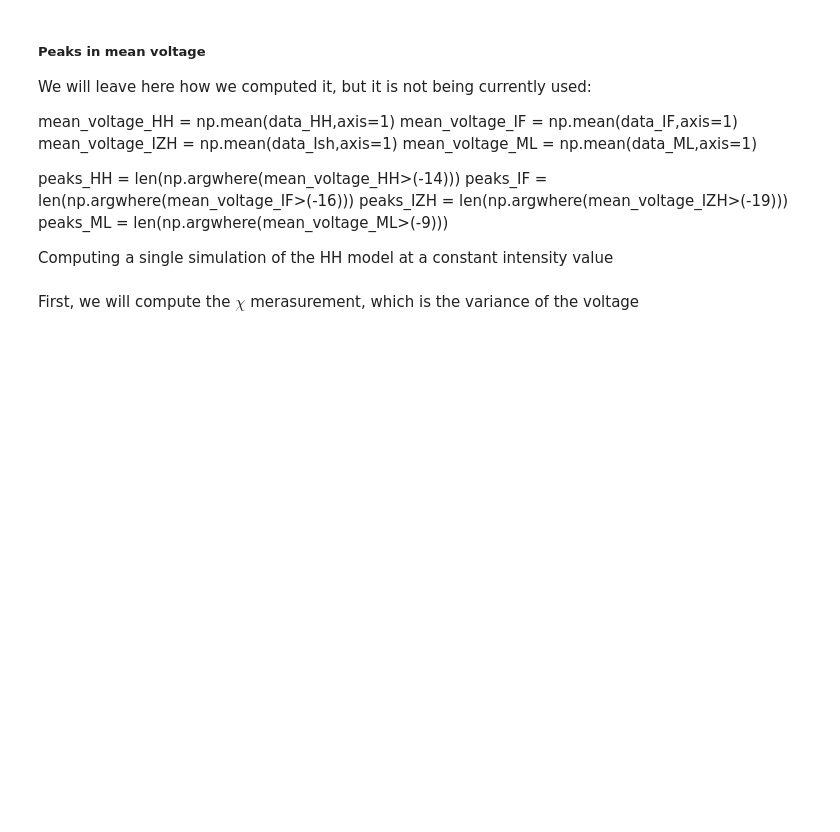
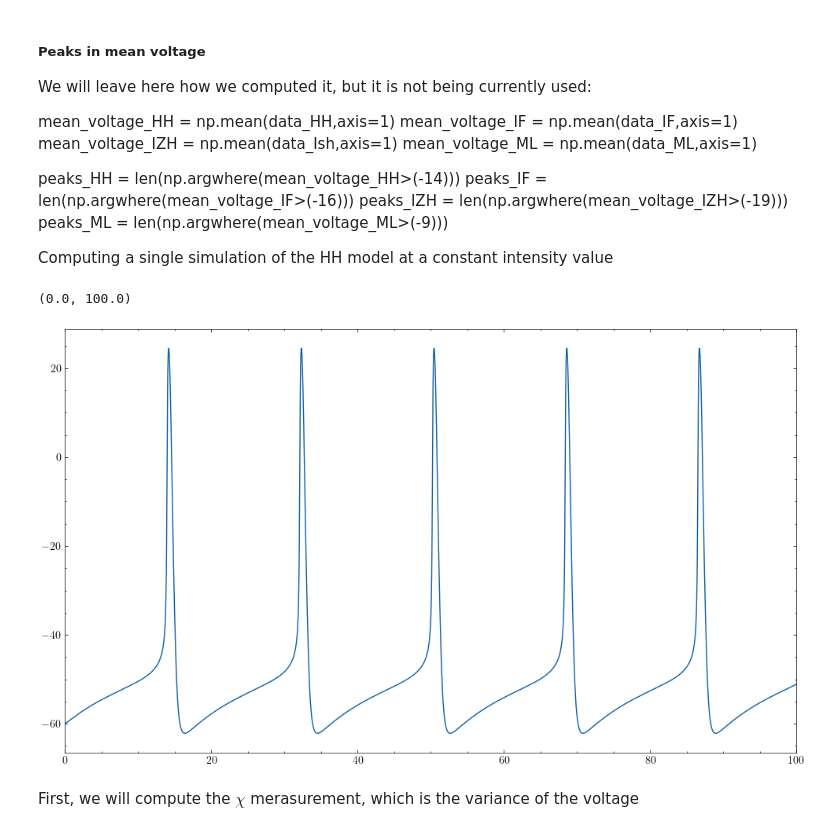
Before and after one commit to Sir-Bip-Bop/Gap-Junction-Coupling-Studies, a Jupyter notebook: synchrony_experiment.ipynb, the cells around one changed output. Saved outputs shown, nothing was run; the diff lists cells and outputs as text; code cells hidden in the pictures; blank space fills up the shorter version.

```diff
--- a/synchrony_experiment.ipynb
+++ b/synchrony_experiment.ipynb
@@ -164,6 +161,12 @@ Computing a single simulation of the HH model at a constant intensity value
 I = np.zeros((int(t_final/dt),2))
 I[:,0] = 2.37
 dataHH_benchmark, completeHH_benchmark, matrixHH_benchmark = rk_simplemodel_Rossum(dt,t_final,order,[V0,V0],[n0,n0],[m0,m0],[h0,h0],*params_HH,I,Is,0,tau)
+# %%
+plt.plot(np.linspace(0,t_final,int(t_final/dt)),dataHH_benchmark[:,0])
+plt.xlim(0,100)
+# %% [output]
+(0.0, 100.0)
+[figure, added]
 # %% [markdown]
 First, we will compute the $\chi$ merasurement, which is the variance of the voltage
 # %%
```
Also changed, not shown: parts of 26 cells of this notebook, 3 other files.
